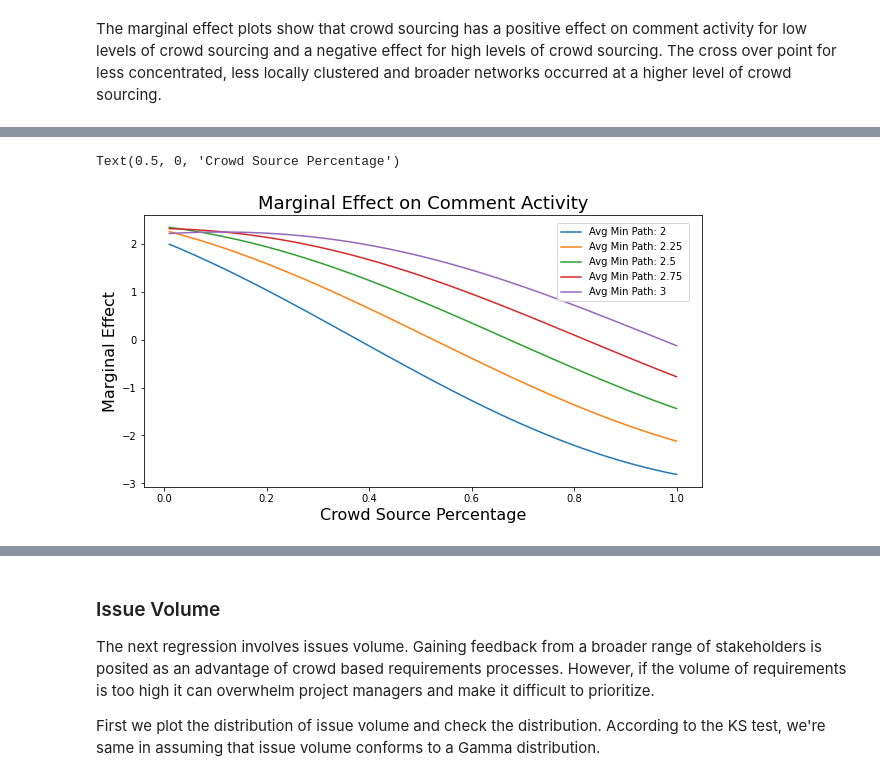
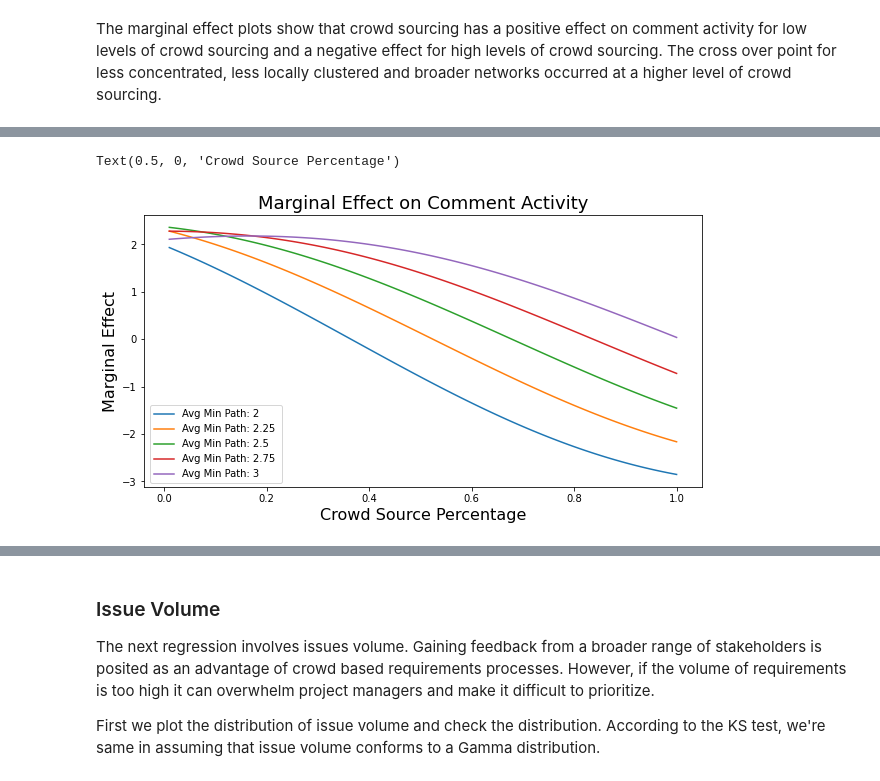
Before and after one commit to MthwRobinson/sh-network-paper, a Jupyter notebook: notebooks/analysis.ipynb, the cells around one changed output, grey strips where cells are left out. Saved outputs shown, nothing was run; the diff lists cells and outputs as text; code cells hidden in the pictures.

Commit message:
reran notebook with additonal cross terms for comment activity

```diff
--- a/notebooks/analysis.ipynb
+++ b/notebooks/analysis.ipynb
@@ -265,44 +373,3 @@ Use an instance of a link class instead.
   mod = sm.GLM(y, X, family=sm.families.Gamma(link=sm.families.links.log))
 # %% [markdown]
 Next we run a fully specified version of the OLS model. Since the response variable is approximately normal, a simple OLS model could be appropriate here. The GLM might still be better because (1) the domain of the response variable is strictly positive and (2) the link function in the GLM helps us account for more complicated effects. Nevertheless, the simple OLS model looks pretty decent. The variables of interest are significant and the model has an R2 of 0.44
-# %%
-formula = """
-avg_comments ~ crowd_pct + crowd_pct_2 + avg_clustering +
-    avg_min_path + gini_coefficient + avg_clusteringXcrowd_pct +
-    avg_min_pathXcrowd_pct + gini_coefficientXcrowd_pct + project_age +
-    topic_0 + topic_1 + topic_2 + topic_3 + topic_4 + topic_5 +
-    topic_6 + topic_7 + topic_8 + topic_9 + topic_10 + topic_11 +
-    topic_12 + topic_13 + topic_14 + topic_15 + topic_16 + topic_17 +
-    topic_18 + topic_19 + topic_20 + topic_21 + topic_22 + topic_23 +
-    topic_0:topic_1 + topic_0:topic_7 + topic_0:topic_9 + topic_0:topic_10 +
-    topic_0:topic_18 + topic_0:topic_19 + topic_0:topic_21 +
-    topic_1:topic_2 + topic_1:topic_9 + topic_1:topic_10 + topic_1:topic_13 +
-    topic_1:topic_14 + topic_1:topic_21 + topic_2:topic_11 +
-    topic_2:topic_12 + topic_2:topic_18 + topic_2:topic_20 +
-    topic_2:topic_22 + topic_3:topic_5 + topic_3:topic_11 + topic_3:topic_21 +
-    topic_4:topic_8 + topic_4:topic_18 + topic_5:topic_7 + topic_5:topic_9 +
-    topic_5:topic_11 + topic_5:topic_15 + topic_5:topic_17 +
-    topic_5:topic_22 + topic_6:topic_7 + topic_6:topic_8 + topic_6:topic_12 +
-    topic_6:topic_14 + topic_6:topic_16 + topic_6:topic_17 +
-    topic_6:topic_18 + topic_6:topic_19 + topic_7:topic_8 + topic_7:topic_16 +
-    topic_7:topic_23 + topic_8:topic_9 + topic_8:topic_15 + topic_9:topic_10 +
-    topic_9:topic_16 + topic_9:topic_19 + topic_9:topic_20 +
-    topic_9:topic_22 + topic_10:topic_12 + topic_10:topic_16 +
-    topic_10:topic_20 + topic_10:topic_22 + topic_10:topic_23 +
-    topic_11:topic_13 + topic_11:topic_14 + topic_11:topic_15 +
-    topic_11:topic_16 + topic_11:topic_17 + topic_11:topic_22 +
-    topic_14:topic_17 + topic_14:topic_20 + topic_14:topic_22 +
-    topic_15:topic_16 + topic_15:topic_18 + topic_15:topic_21 +
-    topic_16:topic_19 + topic_16:topic_22 + topic_17:topic_18 +
-    topic_17:topic_20 + topic_17:topic_22 + topic_18:topic_23 +
-    topic_19:topic_20 + topic_19:topic_21 + topic_19:topic_23 +
-    topic_20:topic_21 + topic_21:topic_22 + topic_3:topic_8 +
-    topic_7:topic_18 + topic_5:topic_12
-"""
-y, X = dmatrices(formula,
-                 data=data, return_type='dataframe')
-X = compute_pca(X, 80)
-mod = sm.OLS(y, X)
-res = mod.fit()
-print(len(res.params))
-print(res.summary())
@@ -488,28 +468,28 @@ Text(0.5, 0, 'Crowd Source Percentage')
 # %%
 plt.figure(figsize=(10, 5))
 
 for avg_min_path in [2, 2.25, 2.5, 2.75, 3]:
     marginal_effects = {'crowd_pct': [], 'effect': []}
     label = 'Avg Min Path: {} '.format(avg_min_path)
 
     for i in range(100):
         crowd_pct = (i+1)/100
         avg_effect = calc_total_effect(data, res, X,
                                        crowd_pct=crowd_pct,
                                        avg_min_path=avg_min_path)
         marginal_effects['crowd_pct'].append(crowd_pct)
         marginal_effects['effect'].append(avg_effect)
 
     marginal_effects = pd.DataFrame(marginal_effects)
     sns.lineplot(y=marginal_effects['effect'], x=marginal_effects['crowd_pct'], label=label)
 
-plt.legend(bbox_to_anchor=(.74, .97), loc=2, borderaxespad=0.)
+plt.legend(bbox_to_anchor=(.01, .3), loc=2, borderaxespad=0.)
 plt.title('Marginal Effect on Comment Activity', fontsize=18)
 plt.ylabel('Marginal Effect', fontsize=16)
 plt.xlabel('Crowd Source Percentage', fontsize=16)
 # %% [output]
 Text(0.5, 0, 'Crowd Source Percentage')
-[figure, old version]
+[figure, new version]
 # %%
 plt.figure(figsize=(10, 5))
 
```
Also changed, not shown: parts of 38 cells of this notebook, 1 other file.
